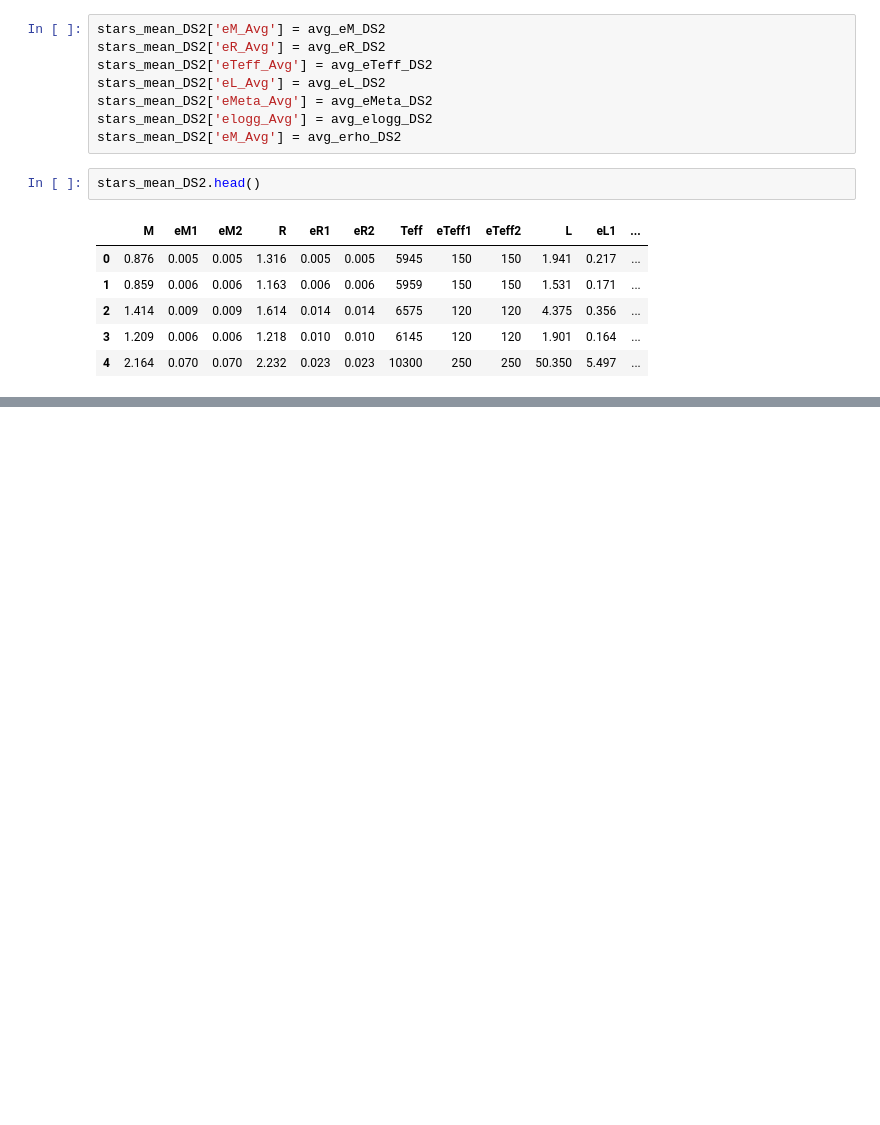
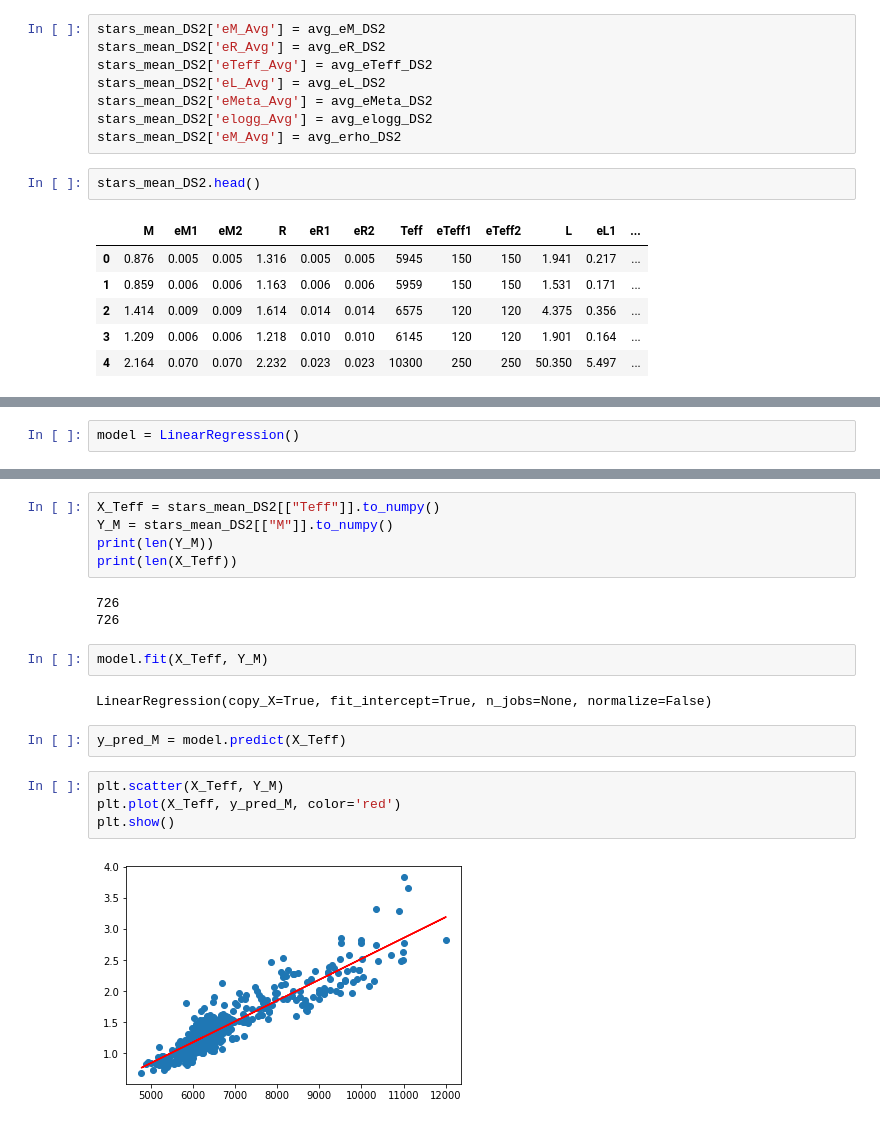
Before and after one commit to fmezacr/STELLAR, a Jupyter notebook: FASE_2/DATA/Datos Estelares.ipynb, the cells around one changed output, grey strips where cells are left out. Drawn from its saved outputs; the diff is of its cells as text; blank space fills up the shorter version.

```diff
--- a/FASE_2/DATA/Datos Estelares.ipynb
+++ b/FASE_2/DATA/Datos Estelares.ipynb
@@ -366,0 +372,2 @@ stars_mean_DS2.head()
+# %%
+model = LinearRegression()
@@ -366,0 +382,20 @@ stars_mean_DS2.head()
+# %%
+X_Teff = stars_mean_DS2[["Teff"]].to_numpy()
+Y_M = stars_mean_DS2[["M"]].to_numpy()
+print(len(Y_M))
+print(len(X_Teff))
+# %% [output]
+726
+726
+# %%
+model.fit(X_Teff, Y_M)
+# %% [output]
+LinearRegression(copy_X=True, fit_intercept=True, n_jobs=None, normalize=False)
+# %%
+y_pred_M = model.predict(X_Teff)
+# %%
+plt.scatter(X_Teff, Y_M)
+plt.plot(X_Teff, y_pred_M, color='red')
+plt.show()
+# %% [output]
+[figure, added]
```
Also changed, not shown: parts of 3 cells of this notebook.
